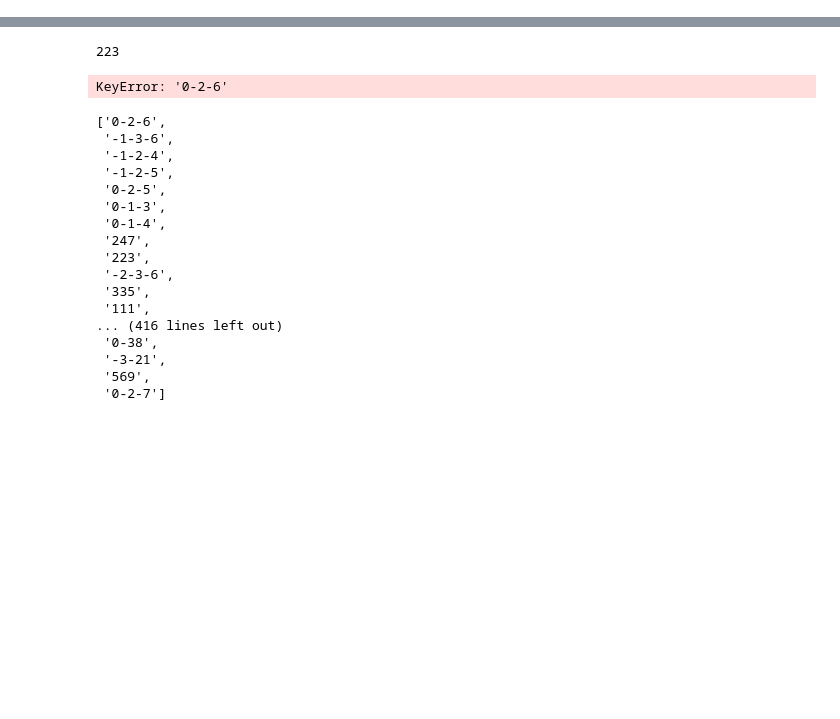
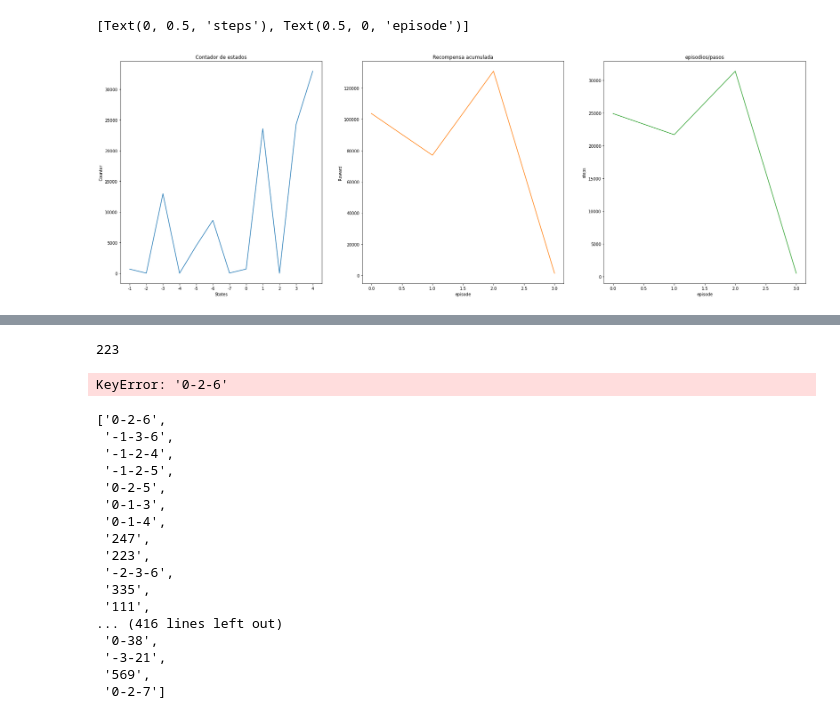
Before and after one commit to RoboticsLabURJC/2019-tfm-ignacio-arranz, a Jupyter notebook: gym-gazebo/metrics.ipynb, the cells around one changed output, grey strips where cells are left out. Drawn from its saved outputs; the diff is of its cells as text; code cells hidden in the pictures; blank space fills up the shorter version.

```diff
--- a/gym-gazebo/metrics.ipynb
+++ b/gym-gazebo/metrics.ipynb
@@ -0,0 +75,16 @@
+# %%
+path_1 = "./agents/f1/logs/qlearn_models/qlearn_camera_solved/2_point_1_actions_medium__simple_circuit/4/"
+
+poi_1_table = []
+poi_1_stats = []
+poi_1_states_counter = []
+poi_1_states_reward = []
+# %%
+poi_1_table.append(read_pkl(os.path.join(path_1, sorted(os.listdir(os.path.join(path_1)))[0])))
+poi_1_states_counter.append(read_pkl(os.path.join(path_1, sorted(os.listdir(os.path.join(path_1)))[1])))
+poi_1_states_reward.append(read_pkl(os.path.join(path_1, sorted(os.listdir(os.path.join(path_1)))[2])))
+poi_1_stats.append(read_pkl(os.path.join(path_1, sorted(os.listdir(os.path.join(path_1)))[3])))
+
+# poi_1_table.append(read_pkl(os.path.join(path_2, sorted(os.listdir(os.path.join(path_2)))[0])))
+# poi_1_states_counter.append(read_pkl(os.path.join(path_2, sorted(os.listdir(os.path.join(path_2)))[0])))
+# poi_1_states_reward.append(read_pkl(os.path.join(path_2, sorted(os.listdir(os.path.join(path_2)))[0])))
@@ -0,0 +113,22 @@
+# %%
+fig, axs = plt.subplots(1, 3, figsize=(30,10))
+
+# x_axis = np.linspace(0, 18, num=18, dtype=int) - 9
+axs[0].plot(list(sorted(poi_1_states_counter[0].keys())), list(poi_1_states_counter[0].values()))
+axs[0].set_title('Contador de estados')
+axs[1].plot(list(poi_1_states_reward[0].keys()), list(poi_1_states_reward[0].values()), 'tab:orange')
+axs[1].set_title('Recompensa acumulada')
+axs[2].plot(list(poi_1_stats[0].keys()), list(poi_1_stats[0].values()), 'tab:green')
+axs[2].set_title('episodios/pasos')
+
+# for ax in axs.flat:
+axs[0].set(xlabel='States', ylabel='Counter')
+axs[1].set(xlabel='episode', ylabel='Reward')
+axs[2].set(xlabel='episode', ylabel='steps')
+
+# Hide x labels and tick labels for top plots and y ticks for right plots.
+# for ax in axs.flat:
+#     ax.label_outer()
+# %% [output]
+[Text(0, 0.5, 'steps'), Text(0.5, 0, 'episode')]
+[figure, added]
```
Also changed, not shown: parts of 11 cells of this notebook.
